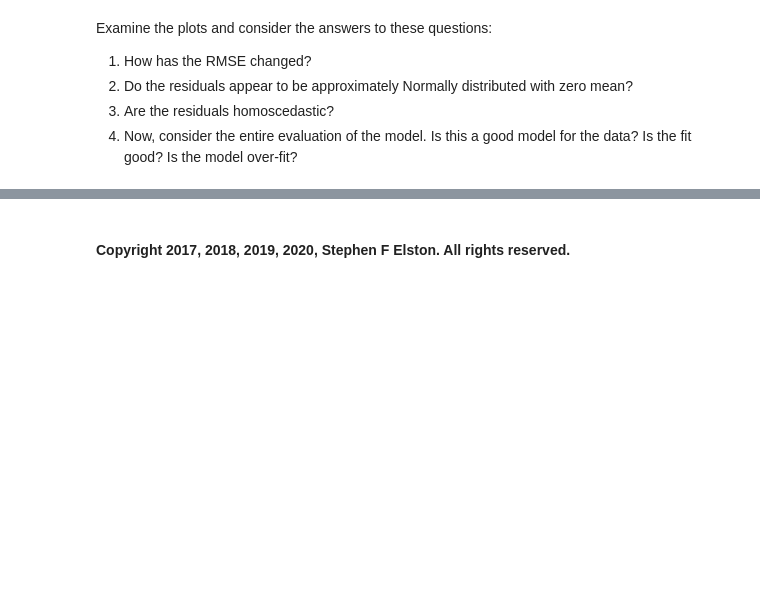
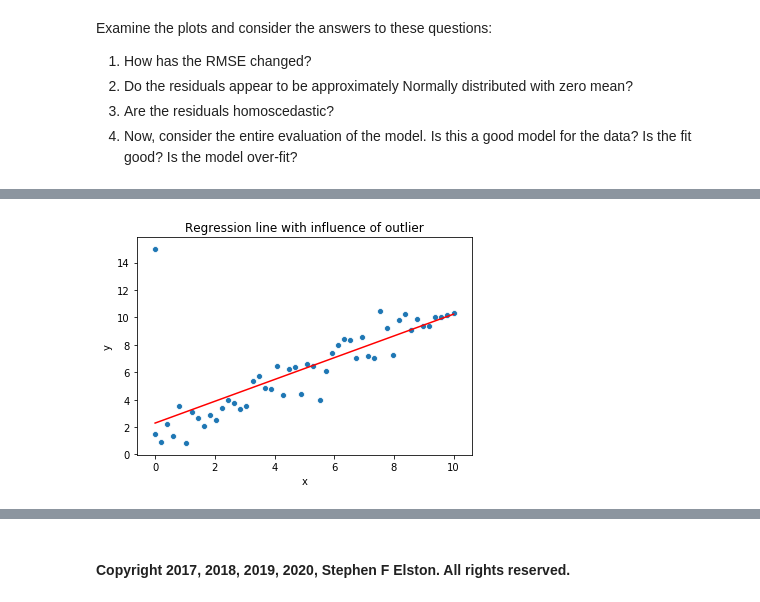
Before and after one commit to StephenElston/DataScience410, a Jupyter notebook: Lecture6/IntroToRegression.ipynb, the cells around one changed output, grey strips where cells are left out. Cells and saved outputs as stored; diff of their text form; code cells hidden in the pictures; blank space fills up the shorter version.

```diff
--- a/Lecture6/IntroToRegression.ipynb
+++ b/Lecture6/IntroToRegression.ipynb
@@ -814,0 +784,12 @@ fig = statsmodels.graphics.plot_regress_exog(outlier_linear, "x_scaled", fig=fig
+# %%
+## Define the regresson model and fit it to the data
+ols_model_outlier = sm.ols(formula = 'y ~ x', data=sim_data_outlier).fit()
+
+# Add predicted to pandas dataframe
+sim_data_outlier['predicted'] = ols_model_outlier.predict(sim_data_outlier['x'])
+
+ax = sns.lineplot(x='x', y='predicted', data=sim_data_outlier, color='red')
+sns.scatterplot(x='x', y='y', data=sim_data_outlier, ax=ax)
+_=ax.set_title('Regression line with influence of outlier')
+# %% [output]
+[figure, added]
```
Also changed, not shown: parts of 19 cells of this notebook, 1 other file.
